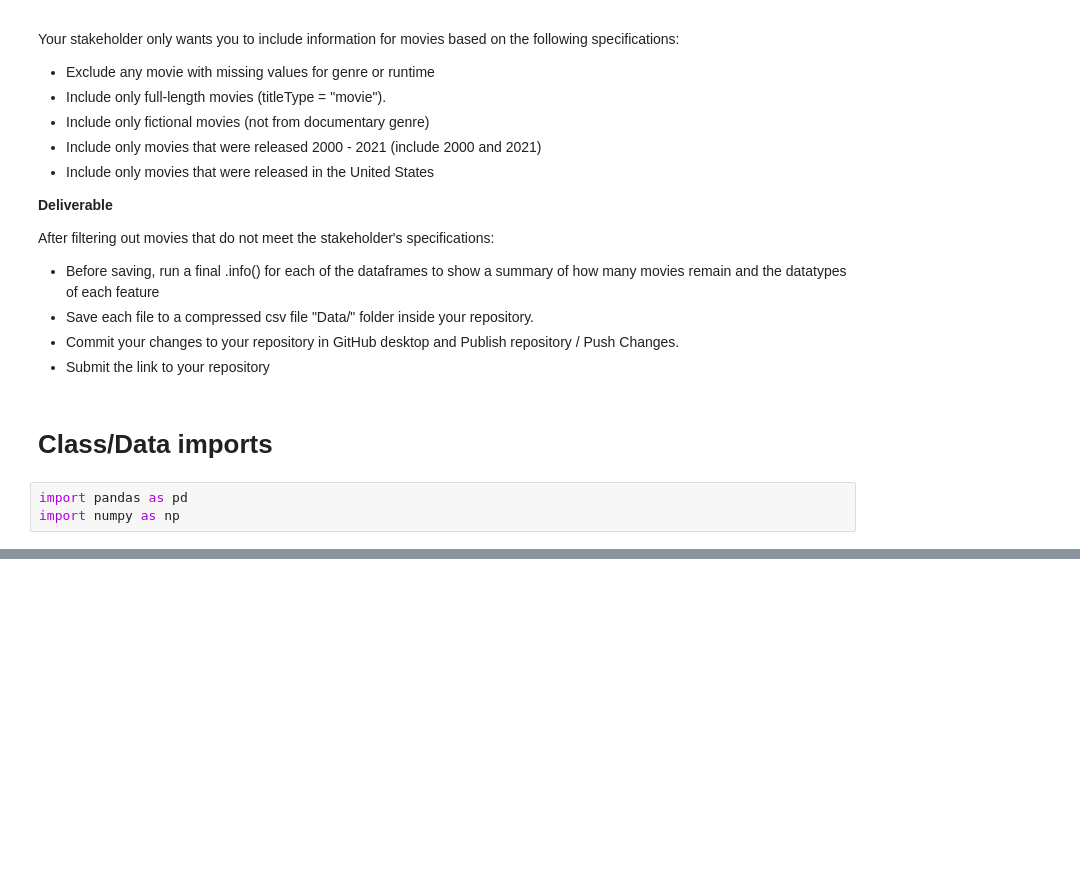
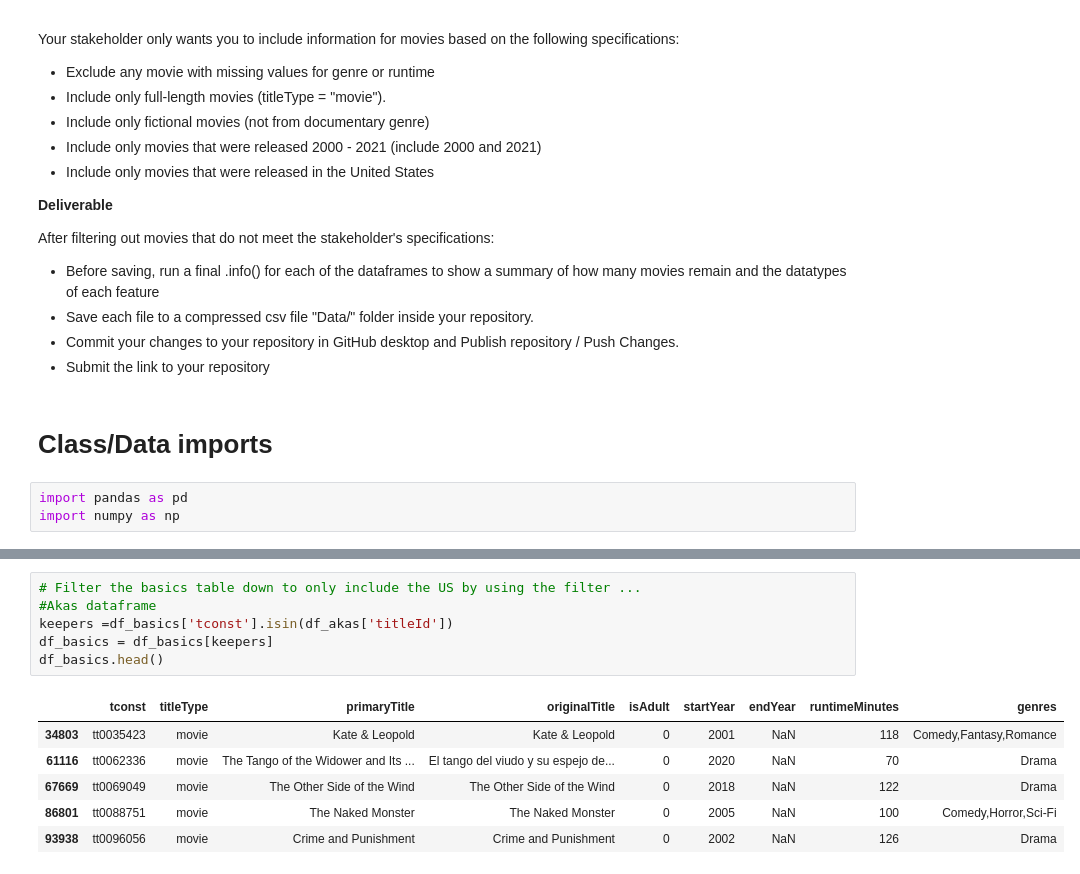
Before and after one commit to jonmessier/IMDB-recomendation, a Jupyter notebook: Project 3 - Part 1 - Data import and cleaning.ipynb, the cells around one changed output, grey strips where cells are left out. Cells and saved outputs as stored; diff of their text form; blank space fills up the shorter version.

```diff
--- a/Project 3 - Part 1 - Data import and cleaning.ipynb
+++ b/Project 3 - Part 1 - Data import and cleaning.ipynb
@@ -61,0 +271,13 @@ akas_url = 'https://datasets.imdbws.com/title.akas.tsv.gz'
+# %%
+# Filter the basics table down to only include the US by using the filter ...
+#Akas dataframe
+keepers =df_basics['tconst'].isin(df_akas['titleId'])
+df_basics = df_basics[keepers]
+df_basics.head()
+# %% [output]
+|  | tconst | titleType | primaryTitle | originalTitle | isAdult | startYear | endYear | runtimeMinutes | genres |
+| 34803 | tt0035423 | movie | Kate & Leopold | Kate & Leopold | 0 | 2001 | NaN | 118 | Comedy,Fantasy,Romance |
+| 61116 | tt0062336 | movie | The Tango of the Widower and Its ... | El tango del viudo y su espejo de... | 0 | 2020 | NaN | 70 | Drama |
+| 67669 | tt0069049 | movie | The Other Side of the Wind | The Other Side of the Wind | 0 | 2018 | NaN | 122 | Drama |
+| 86801 | tt0088751 | movie | The Naked Monster | The Naked Monster | 0 | 2005 | NaN | 100 | Comedy,Horror,Sci-Fi |
+| 93938 | tt0096056 | movie | Crime and Punishment | Crime and Punishment | 0 | 2002 | NaN | 126 | Drama |
```
Also changed, not shown: parts of 29 cells of this notebook, 3 other files.
